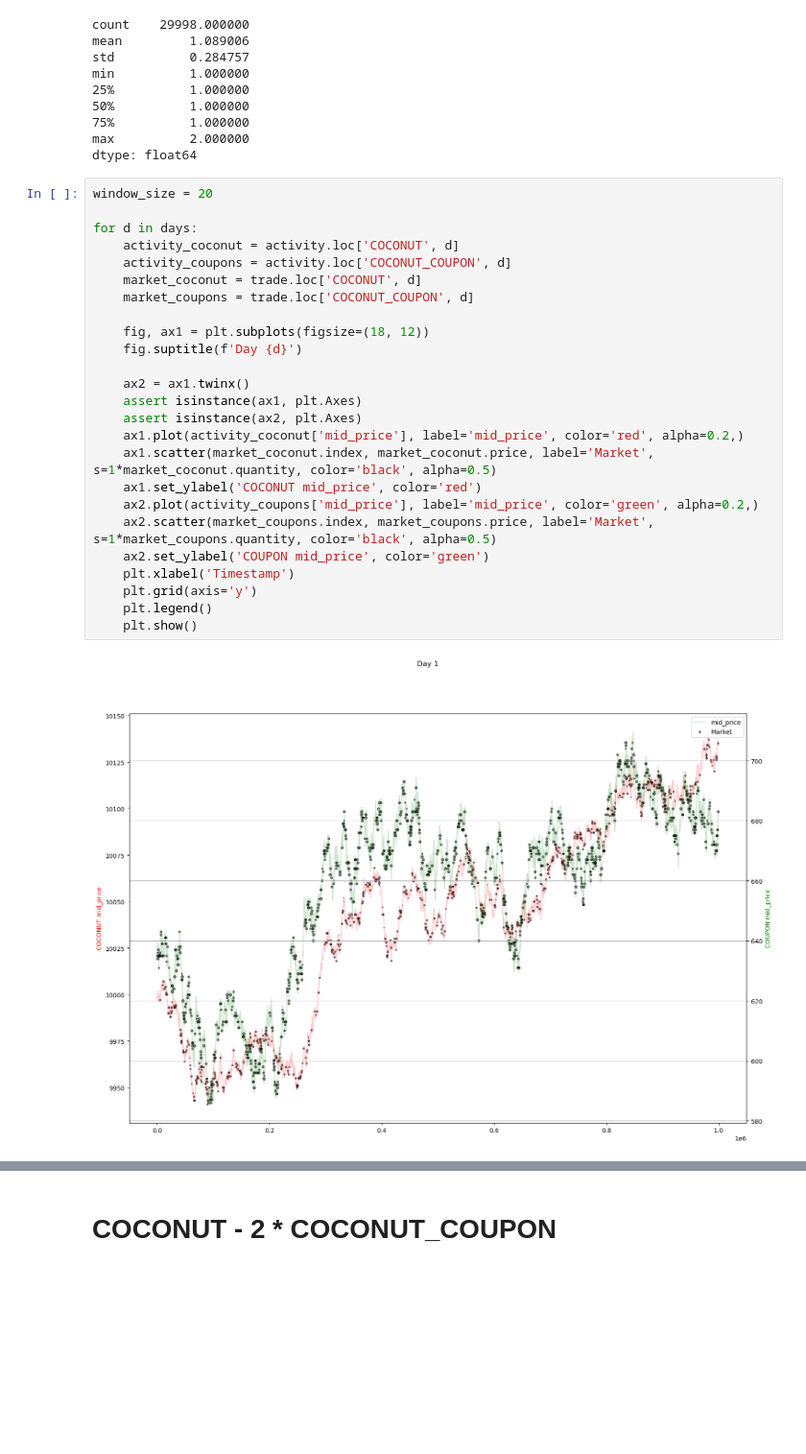
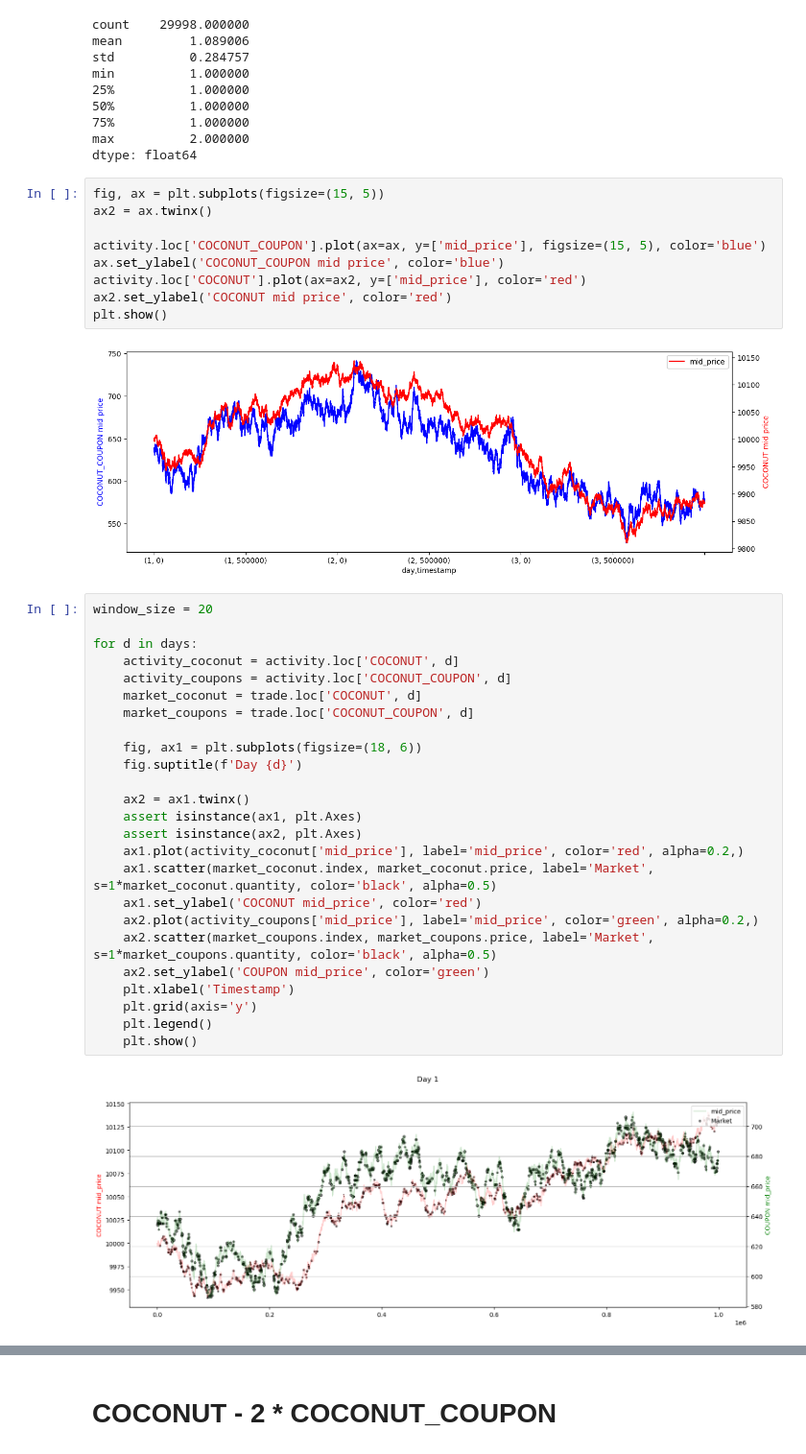
Before and after one commit to Meilism/IMC-Prosperity-Trading-Challenge, a Jupyter notebook: JM/analysis/data_analysis_4.ipynb, the cells around one changed output, grey strips where cells are left out. Shown at 96% size. Cells and saved outputs as stored; diff of their text form; blank space fills up the shorter version.

```diff
--- a/JM/analysis/data_analysis_4.ipynb
+++ b/JM/analysis/data_analysis_4.ipynb
@@ -74,30 +42,41 @@ min          1.000000
 75%          1.000000
 max          2.000000
 dtype: float64
+# %%
+fig, ax = plt.subplots(figsize=(15, 5))
+ax2 = ax.twinx()
+
+activity.loc['COCONUT_COUPON'].plot(ax=ax, y=['mid_price'], figsize=(15, 5), color='blue')
+ax.set_ylabel('COCONUT_COUPON mid price', color='blue')
+activity.loc['COCONUT'].plot(ax=ax2, y=['mid_price'], color='red')
+ax2.set_ylabel('COCONUT mid price', color='red')
+plt.show()
+# %% [output]
+[figure, added]
 # %%
 window_size = 20
 
 for d in days:
     activity_coconut = activity.loc['COCONUT', d]
     activity_coupons = activity.loc['COCONUT_COUPON', d]
     market_coconut = trade.loc['COCONUT', d]
     market_coupons = trade.loc['COCONUT_COUPON', d]
 
-    fig, ax1 = plt.subplots(figsize=(18, 12))
+    fig, ax1 = plt.subplots(figsize=(18, 6))
     fig.suptitle(f'Day {d}')
 
     ax2 = ax1.twinx()
     assert isinstance(ax1, plt.Axes)
     assert isinstance(ax2, plt.Axes)
     ax1.plot(activity_coconut['mid_price'], label='mid_price', color='red', alpha=0.2,)
     ax1.scatter(market_coconut.index, market_coconut.price, label='Market', s=1*market_coconut.quantity, color='black', alpha=0.5)
     ax1.set_ylabel('COCONUT mid_price', color='red')
     ax2.plot(activity_coupons['mid_price'], label='mid_price', color='green', alpha=0.2,)
     ax2.scatter(market_coupons.index, market_coupons.price, label='Market', s=1*market_coupons.quantity, color='black', alpha=0.5)
     ax2.set_ylabel('COUPON mid_price', color='green')
     plt.xlabel('Timestamp')
     plt.grid(axis='y')
     plt.legend()
     plt.show()
 # %% [output]
-[figure, old version]
+[figure, new version]
```
Also changed, not shown: parts of 32 cells of this notebook, 7 other files.
